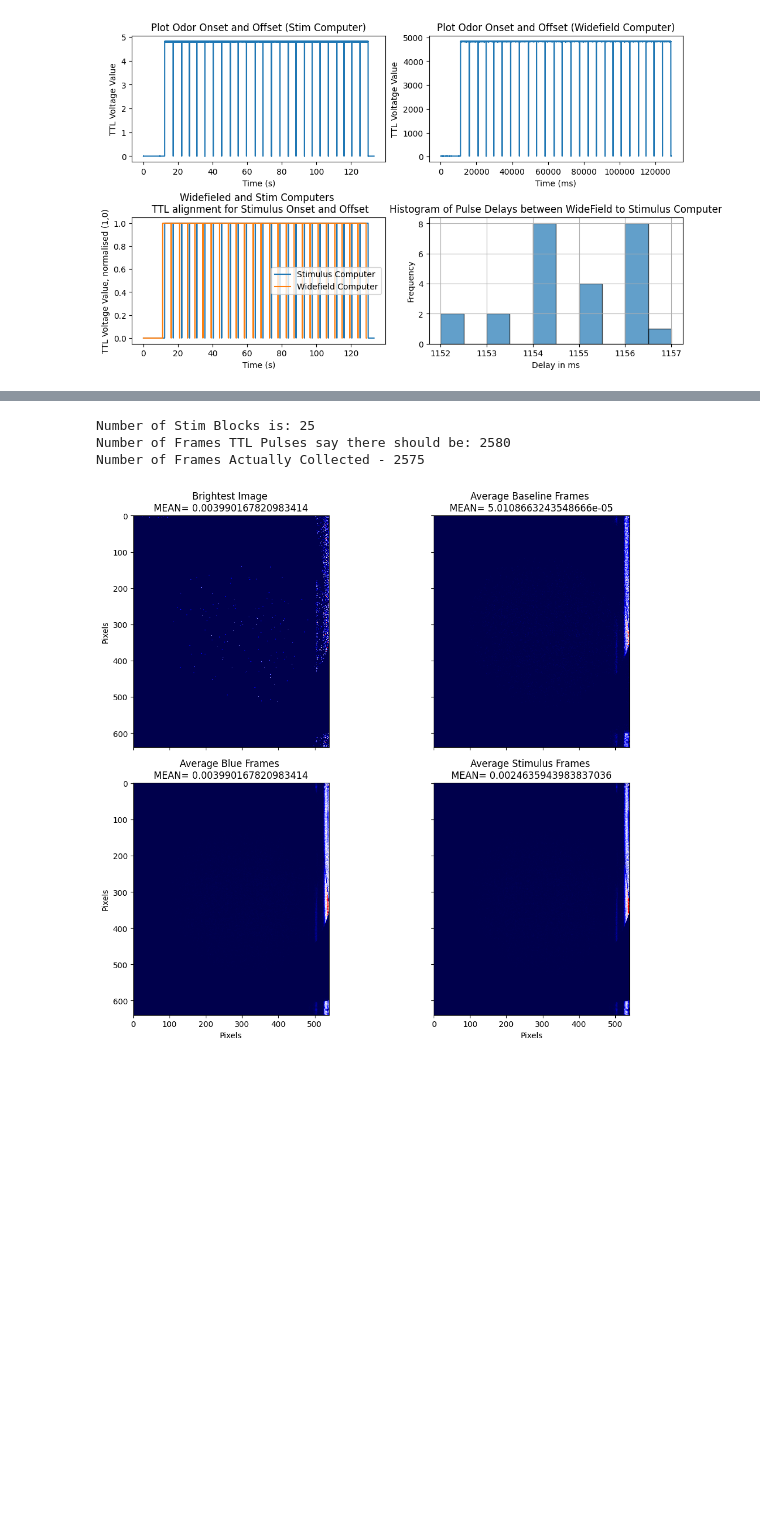
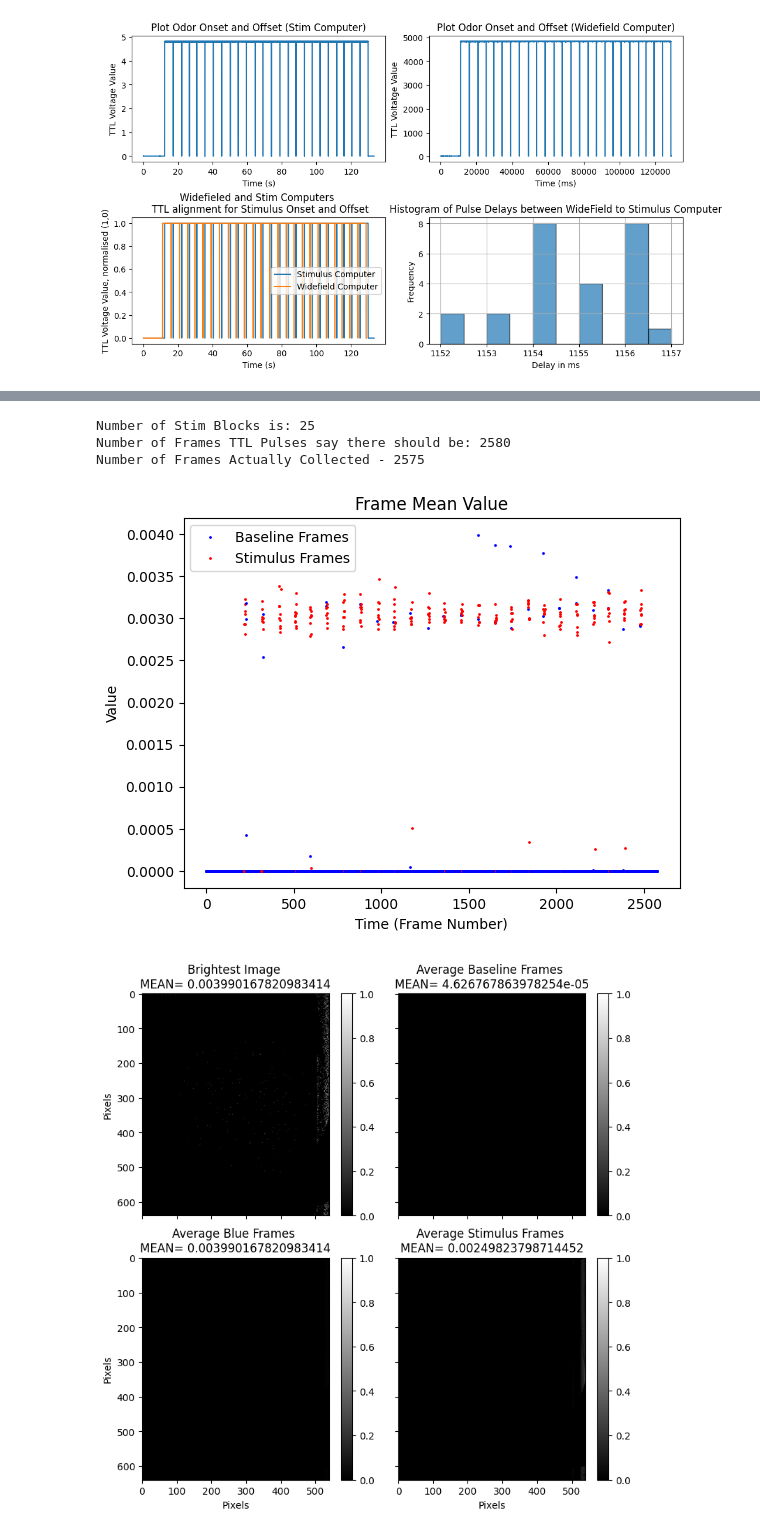
Before and after one commit to BruneBettler/wfield_pipeline, a Jupyter notebook: wfield_jupyter_tester.ipynb, the cells around one changed output, grey strips where cells are left out. Cells and saved outputs as stored; diff of their text form; code cells hidden in the pictures; blank space fills up the shorter version.

```diff
--- a/wfield_jupyter_tester.ipynb
+++ b/wfield_jupyter_tester.ipynb
@@ -285,7 +285,7 @@ axes[0,0].legend()
 # NOTE and TODO
 # Here we make the assumption that the extra time, is at the begining. And now both signals we want
 # Stim and WF acquistion to account for this difference
-diff = int(num_stim_points - (num_frames/CAMERA_HZ * 1000 * CHANEL_NUM)) * CHANEL_NUM
+diff = int(num_stim_points - (num_frames/CAMERA_HZ * 1000 * CHANEL_NUM))
 aligned_stim_signal = aligned_stim_signal[diff:]
 aligned_stim_signal = np.concatenate((aligned_stim_signal, np.zeros(diff)))
 
@@ -496,58 +496,96 @@ print('Number of Frames Actually Collected - ' + str(blue_frames.shape[0]))
 # The OFF by Error needs to be fixed,
 # TODO and NOTE Here we make an assumption that these lost frames that we do not have, were lost
 # at the start of Acquisition. So we will subtract this difference from all our indexes above.
-transformed_matching_indices = np.array(transformed_matching_indices) - (count_blocks_of_ones(wf_acquisition_signal) - blue_frames.shape[0])
+transformed_matching_indices = np.array(transformed_matching_indices) - ((count_blocks_of_ones(wf_acquisition_signal) - blue_frames.shape[0]))#+2) # Where is this 2 from?
 
 max_bright_value = np.max(blue_frames,axis=(0,1,2))
+
+# Normalising frames
 normalised_blue_frames = []
 for i, frame in enumerate(tqdm(blue_frames, desc='Normalising')):
-    # Normalising each frame
-    normalised_blue_frames.append((frame-0)/(max_bright_value-0))
-np.array(normalised_blue_frames)
+    copy_frame = frame[:][:]
+    normalised_blue_frames.append((copy_frame-0)/(max_bright_value-0))
+
 
 # Now we can seperate out the baseline frames and the signal frames
 stimulus_frames = []
 baseline_frames = []
+colours = []
 for i, frame in enumerate(tqdm(normalised_blue_frames,desc='Seperating Frames')):
     if i in transformed_matching_indices:
-        stimulus_frames.append(frame[:])
+        colours.append('red')
+        stimulus_frames.append(frame[:][:])
     else:
-        baseline_frames.append(frame[:])
+        colours.append('blue')
+        baseline_frames.append(frame[:][:])
+
 stimulus_frames = np.array(stimulus_frames)
 baseline_frames = np.array(baseline_frames)
 
 avg = []
 for frame in normalised_blue_frames:
     avg.append(np.mean(frame))
 brightest_img = np.argmax(avg)
 
+mean_normalised_blue_frames = np.mean(normalised_blue_frames,axis=(1,2))
 
-fig, axs = plt.subplots(2, 2, sharex=True, sharey=True, figsize=(12, 10))
+# Sanity Check as well as seeing how well our alignment worked for Seperation
+# Create a new figure
+plt.figure()
+handles = []
+labels = []
+# Plot data with labels
+for i, color in enumerate(colours):
+    if color == 'red' and 'Stimulus Frames' not in labels:
+        handle, = plt.plot(i, mean_normalised_blue_frames[i], 'o', color=color, markersize=1, label='Stimulus Frames')
+        handles.append(handle)
+        labels.append('Stimulus Frames')
+    elif color == 'blue' and 'Baseline Frames' not in labels:
+        handle, = plt.plot(i, mean_normalised_blue_frames[i], 'o', color=color, markersize=1, label='Baseline Frames')
+        handles.append(handle)
+        labels.append('Baseline Frames')
+    else:
+        plt.plot(i, mean_normalised_blue_frames[i], 'o', color=color, markersize=1)
+
+plt.xlabel('Time (Frame Number)')
+plt.ylabel('Value')
+plt.title('Frame Mean Value')
+plt.legend(handles=handles, labels=labels)
+plt.show()
+
+fig, axs = plt.subplots(2, 2, sharex=True, sharey=True, figsize=(8, 8))
+min_val = min(np.min(normalised_blue_frames), np.min(baseline_frames), np.min(stimulus_frames))
+max_val = max(np.max(normalised_blue_frames), np.max(baseline_frames), np.max(stimulus_frames))
+
 # Plot Brightest Image
-axs[0, 0].imshow(normalised_blue_frames[brightest_img], cmap='seismic')
+bright = axs[0, 0].imshow(normalised_blue_frames[brightest_img], cmap='gray', vmin=min_val, vmax=max_val)
 axs[0, 0].set_title('Brightest Image \nMEAN= ' + str(np.mean(normalised_blue_frames[brightest_img])))
 axs[0, 0].set_ylabel('Pixels')
+fig.colorbar(bright, ax=axs[0,0], orientation='vertical')
 
 # Plot Average Baseline Frames
-axs[0, 1].imshow(np.mean(baseline_frames, axis=0), cmap='seismic')
+avg_base = axs[0, 1].imshow(np.mean(baseline_frames, axis=0), cmap='gray', vmin=min_val, vmax=max_val)
 axs[0, 1].set_title('Average Baseline Frames \nMEAN= ' + str(np.mean(baseline_frames,axis=(0,1,2))))
+fig.colorbar(avg_base, ax=axs[0,1], orientation='vertical')
 
 # Plot Average Blue Frames
-axs[1, 0].imshow(np.mean(normalised_blue_frames, axis=0), cmap='seismic')
+avg_frames = axs[1, 0].imshow(np.mean(normalised_blue_frames, axis=0), cmap='gray', vmin=min_val, vmax=max_val)
 axs[1, 0].set_title('Average Blue Frames \nMEAN= ' + str(np.mean(normalised_blue_frames[brightest_img])))
 axs[1, 0].set_ylabel('Pixels')
 axs[1, 0].set_xlabel('Pixels')
+fig.colorbar(avg_frames, ax=axs[1,0], orientation='vertical')
 
 # Plot Average Stimulus Frames
-axs[1, 1].imshow(np.mean(stimulus_frames, axis=0), cmap='seismic')
+avg_stim = axs[1, 1].imshow(np.mean(stimulus_frames, axis=0), cmap='gray', vmin=min_val, vmax=max_val)
 axs[1, 1].set_title('Average Stimulus Frames \nMEAN= ' + str(np.mean(stimulus_frames,axis=(0,1,2))))
 axs[1, 1].set_xlabel('Pixels')
+fig.colorbar(avg_stim, ax=axs[1,1], orientation='vertical')
 plt.tight_layout()
 plt.show()
-#print(transformed_matching_indices)
 # %% [output]
 Number of Stim Blocks is: 25
 Number of Frames TTL Pulses say there should be: 2580
 Number of Frames Actually Collected - 2575
-[figure, old version]
+[figure, new version]
+[figure, added]
 # %%
```
Also changed, not shown: parts of 4 cells of this notebook.
